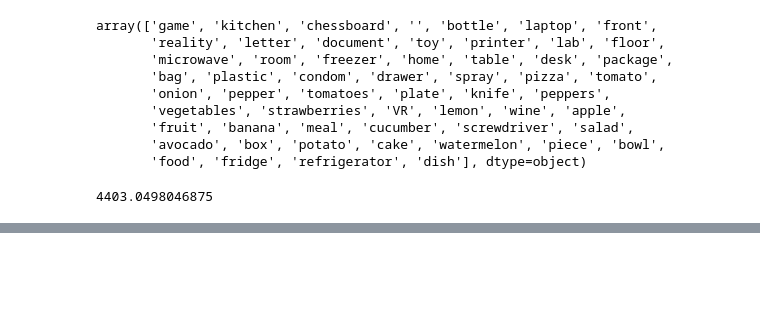
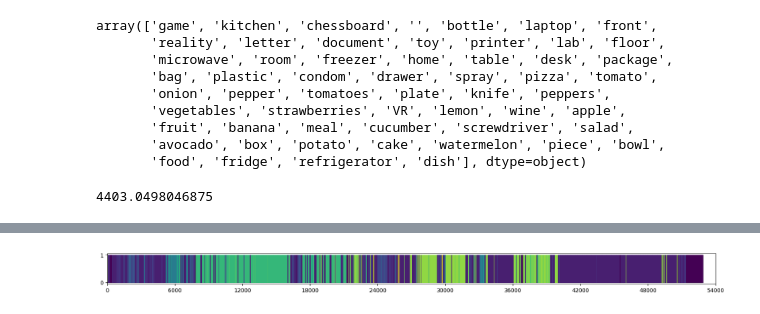
Before and after one commit to Vinnieassaulter/Video-segmentation-for-Kitchen-main, a Jupyter notebook: textCluster.ipynb, the cells around one changed output, grey strips where cells are left out. Drawn from its saved outputs; the diff is of its cells as text; code cells hidden in the pictures; blank space fills up the shorter version.

```diff
--- a/textCluster.ipynb
+++ b/textCluster.ipynb
@@ -188,9 +187,11 @@ plt.show()
 # %%
-lab = 0
-dict = {}
+lab = 1
+vdic = {'':0}
 
 for v in df['v'].unique():
-    if v not in dict.keys():
-        dict[v] = lab
+    if v not in vdic.keys():
+        vdic[v] = lab
         lab+=1
+
+vdic
 # %% [output]
@@ -197,0 +215,32 @@ dict_keys(['a'])
+# %%
+vlist = [vdic[v] for v in df['v']]
+
+# 给定的数字列表
+segments = vlist
+
+# 获取列表中的唯一值和它们的颜色映射
+unique_vals = np.unique(segments)
+colors = plt.cm.viridis(np.linspace(0, 1, len(unique_vals)))
+color_map = dict(zip(unique_vals, colors))
+
+# 为进度条的每一段选择颜色
+segment_colors = [color_map[val] for val in segments]
+
+# 绘制进度条
+fig, ax = plt.subplots(figsize=(20, 1))
+ax.axis('on')  # 关闭坐标轴
+
+for i, (seg, color) in enumerate(zip(segments, segment_colors)):
+    ax.fill_between([i, i+1], 0, 1, color=color)
+
+# 设置x轴的限制从0开始
+ax.set_xlim(0, len(segments))
+
+# 调整x轴的刻度标签为其30倍
+locs = ax.get_xticks()  # 获取当前的x轴刻度位置
+ax.set_xticks(locs)
+ax.set_xticklabels([int(loc * 60) for loc in locs])
+
+plt.show()
+# %% [output]
+[figure, added]
```
Also changed, not shown: parts of 3 cells of this notebook.
